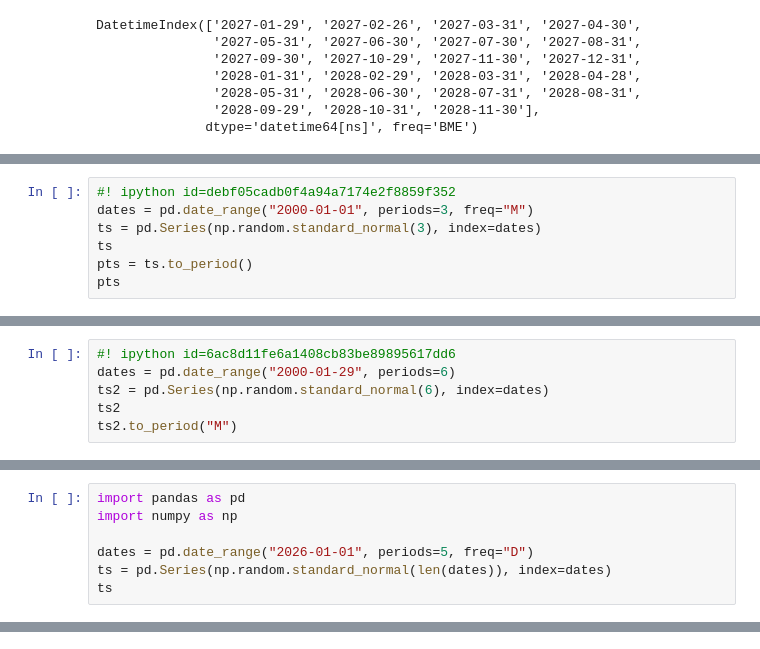
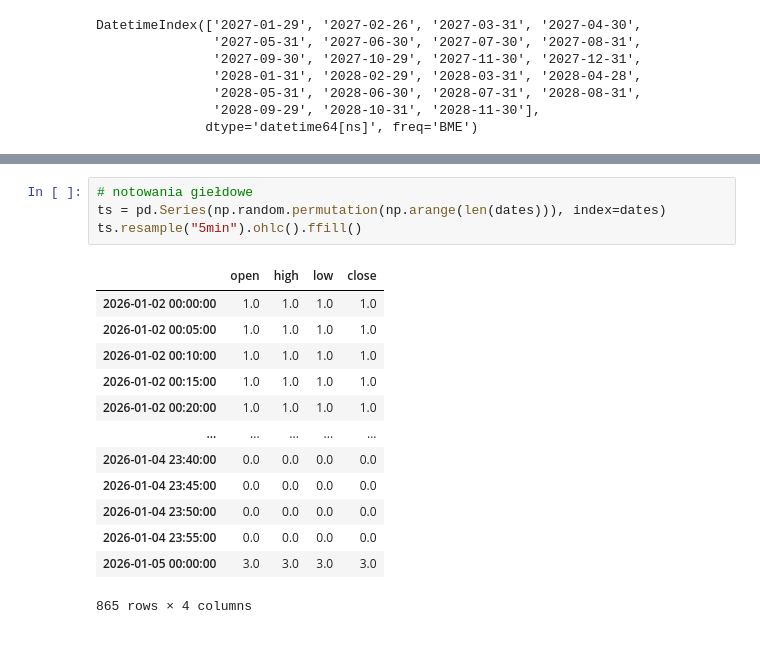
Before and after one commit to mzarnecki/time-series-analysis, a Jupyter notebook: notebook/time_series_analyze_with_pandas.ipynb, the cells around one changed output, grey strips where cells are left out. Saved outputs shown, nothing was run; the diff lists cells and outputs as text.

```diff
--- a/notebook/time_series_analyze_with_pandas.ipynb
+++ b/notebook/time_series_analyze_with_pandas.ipynb
@@ -497,7 +191,0 @@ dtype: int64
-# %%
-#! ipython id=debf05cadb0f4a94a7174e2f8859f352
-dates = pd.date_range("2000-01-01", periods=3, freq="M")
-ts = pd.Series(np.random.standard_normal(3), index=dates)
-ts
-pts = ts.to_period()
-pts
@@ -509,6 +191,0 @@ Freq: M, dtype: float64
-# %%
-#! ipython id=6ac8d11fe6a1408cb83be89895617dd6
-dates = pd.date_range("2000-01-29", periods=6)
-ts2 = pd.Series(np.random.standard_normal(6), index=dates)
-ts2
-ts2.to_period("M")
@@ -555,7 +191,0 @@ Name: quarter, Length: 203, dtype: int64
-# %%
-import pandas as pd
-import numpy as np
-
-dates = pd.date_range("2026-01-01", periods=5, freq="D")
-ts = pd.Series(np.random.standard_normal(len(dates)), index=dates)
-ts
@@ -946,0 +223,18 @@ pd.options.display.max_rows = PREVIOUS_MAX_ROWS
+# %%
+# notowania giełdowe
+ts = pd.Series(np.random.permutation(np.arange(len(dates))), index=dates)
+ts.resample("5min").ohlc().ffill()
+# %% [output]
+|  | open | high | low | close |
+| 2026-01-02 00:00:00 | 1.0 | 1.0 | 1.0 | 1.0 |
+| 2026-01-02 00:05:00 | 1.0 | 1.0 | 1.0 | 1.0 |
+| 2026-01-02 00:10:00 | 1.0 | 1.0 | 1.0 | 1.0 |
+| 2026-01-02 00:15:00 | 1.0 | 1.0 | 1.0 | 1.0 |
+| 2026-01-02 00:20:00 | 1.0 | 1.0 | 1.0 | 1.0 |
+| ... | ... | ... | ... | ... |
+| 2026-01-04 23:40:00 | 0.0 | 0.0 | 0.0 | 0.0 |
+| 2026-01-04 23:45:00 | 0.0 | 0.0 | 0.0 | 0.0 |
+| 2026-01-04 23:50:00 | 0.0 | 0.0 | 0.0 | 0.0 |
+| 2026-01-04 23:55:00 | 0.0 | 0.0 | 0.0 | 0.0 |
+| 2026-01-05 00:00:00 | 3.0 | 3.0 | 3.0 | 3.0 |
+865 rows × 4 columns
```
Also changed, not shown: parts of 102 cells of this notebook, 2 other files.
